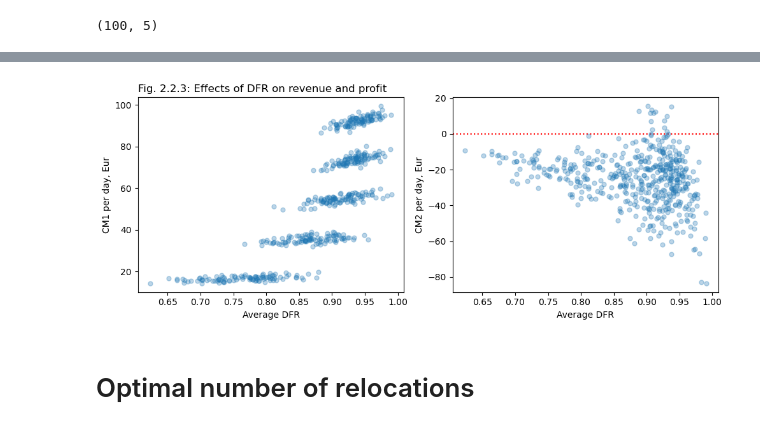
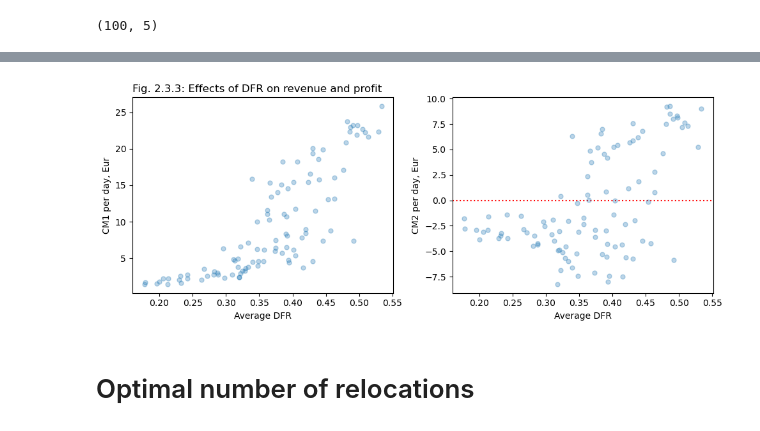
Before and after one commit to khakhalin/carsharing101, a Jupyter notebook: scripts/02relos_02stations.ipynb, the cells around one changed output, grey strips where cells are left out. Cells and saved outputs as stored; diff of their text form; code cells hidden in the pictures.

```diff
--- a/scripts/02relos_02stations.ipynb
+++ b/scripts/02relos_02stations.ipynb
@@ -165,0 +173,21 @@ plt.savefig(f"../figures/02relos_02stations_02financials_{scenario}.svg", dpi=30
+# %%
+# More realistic configuration
+cfg = get_config('suburbs')
+
+n_steps_preparation = 50000 # For how many steps stats are NOT collected
+n_steps_per_experiment = 2000
+n_experiments = 10
+
+cm1, average_cars, total_attempts, total_rentals, total_relos, state_history = run_model(cfg)
+
+# Renormalization
+cm1_per_tick = 10/max(cfg.demand)*5 # Assume 20 trips/day from the hottest zone, and 5 €/trip CM1
+cm2_per_car = 20
+
+flat_demand = total_attempts.flatten()/n_steps_per_experiment
+flat_dfr = total_rentals.flatten()/total_attempts.flatten().clip(1,None)
+flat_cm1 = cm1.flatten()*cm1_per_tick
+flat_cm2 = flat_cm1 - average_cars.flatten()*cm2_per_car
+
+cm1_and_cm2_pic("Fig. 2.3.3: Revenue and profit with relocations, more realistic fleet size")
+plt.savefig(f"../figures/02relos_03stations_03financials_better.svg", dpi=300)
@@ -166,26 +197,26 @@ plt.savefig(f"../figures/02relos_02stations_02financials_{scenario}.svg", dpi=30
 # %%
-# CM1 and CM2
-cm1_per_tick = 20/max(demand_levels)*5 # Assuming 20 trips/day from the hottest zone, and 5 €/trip CM1
+# DFR
+cm1_per_tick = 20/max(cfg.demand)*5 # Assuming 20 trips/day from the hottest zone, and 5 €/trip CM1
 cm2_per_car = 20
 
 plt.figure(figsize=(10,4));
 plt.subplot(121)
-plt.title("Fig. 2.2.3: Effects of DFR on revenue and profit", loc='left')
+plt.title("Fig. 2.3.3: Effects of DFR on revenue and profit", loc='left')
 plt.plot(flat_dfr, flat_cm1, '.', alpha=0.3, markersize=10)
 plt.xlabel("Average DFR")
 plt.ylabel("CM1 per day, Eur");
 
 plt.subplot(122)
 plt.axhline(0, color='red', linestyle=':')
 plt.plot(flat_dfr, flat_cm2, '.', alpha=0.3, markersize=10)
 plt.xlabel("Average DFR")
 plt.ylabel("CM2 per day, Eur");
 
 plt.tight_layout()
 
-plt.savefig(f"../figures/02relos_02stations_03dfr_{scenario}.svg", dpi=300)
+plt.savefig(f"../figures/02relos_03stations_04dfr.svg", dpi=300)
 # %% [output]
-[figure, old version]
+[figure, new version]
 # %% [markdown]
 # Optimal number of relocations
 # %%
```
Also changed, not shown: parts of 6 cells of this notebook, 15 other files.
